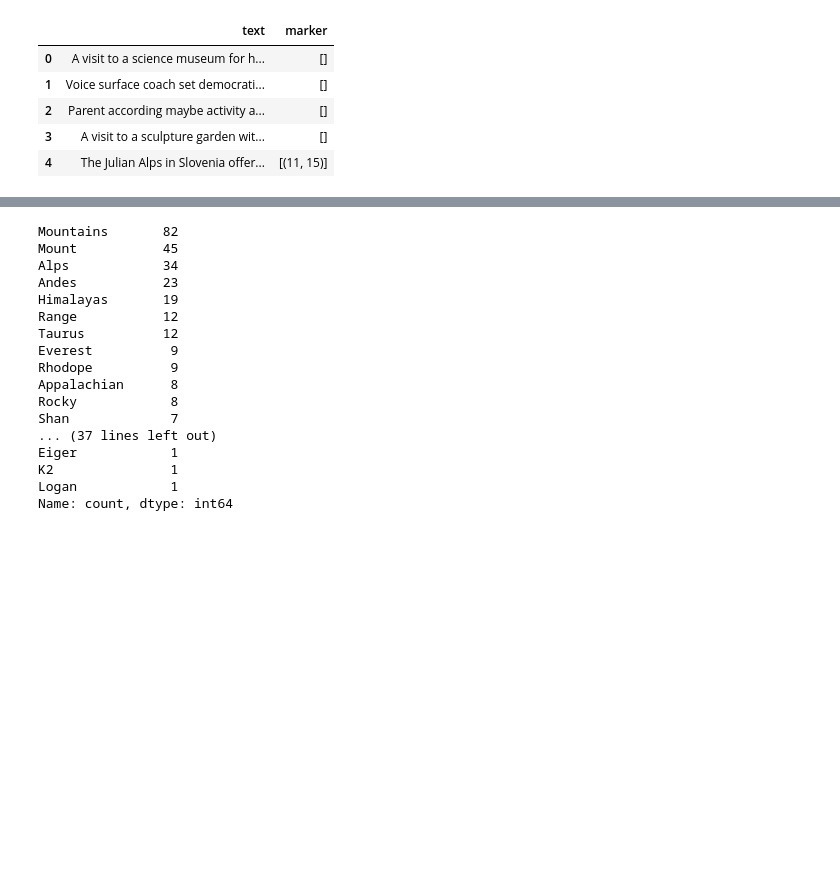
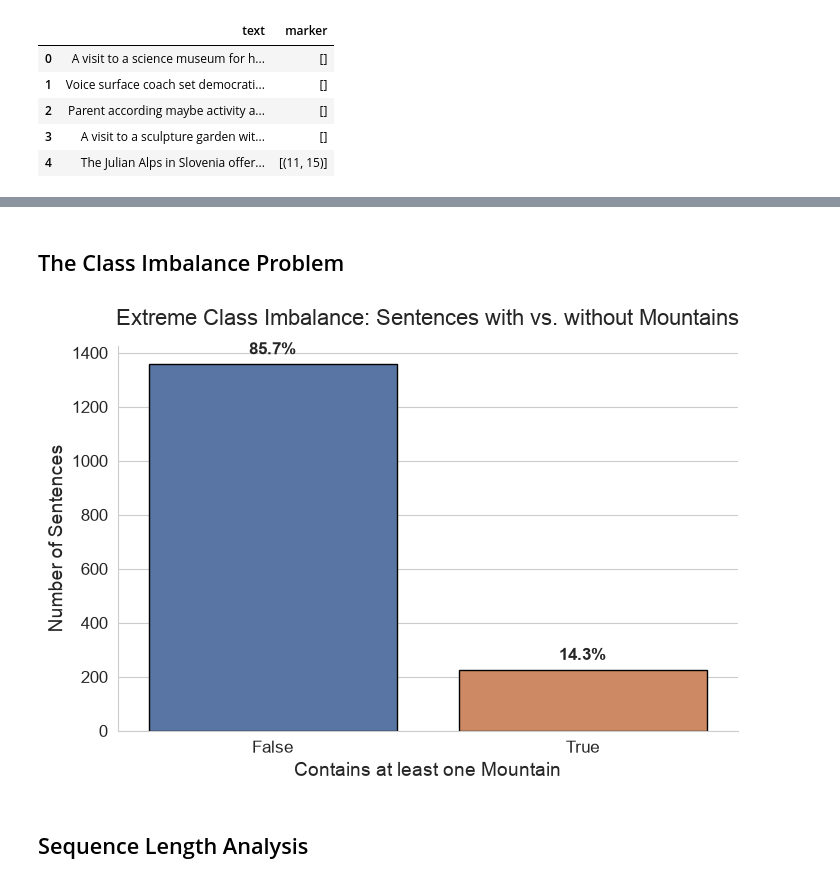
Before and after one commit to Jonik233/Quantum_tasks, a Jupyter notebook: Mountains_NER/eda/kaggle_dataset_eda.ipynb, the cells around one changed output, grey strips where cells are left out. Drawn from its saved outputs; the diff is of its cells as text; code cells hidden in the pictures; blank space fills up the shorter version.

Commit message:
polished kaggled dataset eda

```diff
--- a/Mountains_NER/eda/kaggle_dataset_eda.ipynb
+++ b/Mountains_NER/eda/kaggle_dataset_eda.ipynb
@@ -8,0 +8,2 @@ df = pd.read_csv('../data/mountain_dataset.csv', converters={'marker': eval})
+# %%
+df = pd.read_csv('../data/mountain_dataset.csv', converters={'marker': ast.literal_eval})
@@ -74,13 +52 @@ mountain_count
 Name: proportion, dtype: float64
-# %%
-sns.set_style("whitegrid")
-
-plt.figure(figsize=(10, 6))
-
-sns.histplot(df['mountain_count'], bins=30, kde=True, color='blue', edgecolor='black')
-
-plt.title("Distribution of mountain counts", fontsize=15, pad=20)
-plt.xlabel("Number of mountains", fontsize=12)
-plt.ylabel("Frequency", fontsize=12)
-
-plt.show()
@@ -102,28 +53,36 @@ Observed moutnains: ['Alps']
-# %%
-mountains = df.apply(get_mountains, axis=1)
-
-mountain_sub_titles = []
-
-for mountain_title in mountains.to_list():
-    for sub_title in mountain_title:
-        mountain_sub_titles.append(sub_title)
-
-pd.Series(mountain_sub_titles).value_counts()
-# %% [output]
-Mountains       82
-Mount           45
-Alps            34
-Andes           23
-Himalayas       19
-Range           12
-Taurus          12
-Everest          9
-Rhodope          9
-Appalachian      8
-Rocky            8
-Shan             7
-... (37 lines left out)
-Eiger            1
-K2               1
-Logan            1
-Name: count, dtype: int64
+# %% [markdown]
+## The Class Imbalance Problem
+# %%
+plt.figure(figsize=(8, 5))
+
+ax = sns.countplot(
+    data=df,
+    x='contains_mountain',
+    hue='contains_mountain',
+    palette='deep',
+    edgecolor='black',
+    legend=False
+)
+
+plt.title("Extreme Class Imbalance: Sentences with vs. without Mountains", fontsize=16, pad=15)
+plt.xlabel("Contains at least one Mountain", fontsize=14)
+plt.ylabel("Number of Sentences", fontsize=14)
+plt.xticks(fontsize=12)
+plt.yticks(fontsize=12)
+
+# Remove the top and right borders for a cleaner aesthetic
+sns.despine()
+
+# Add percentages on top of the bars
+total = len(df)
+for p in ax.patches:
+    percentage = f'{100 * p.get_height() / total:.1f}%'
+    x = p.get_x() + p.get_width() / 2
+    y = p.get_height() + (total * 0.015)
+    ax.annotate(percentage, (x, y), ha='center', va='bottom', fontsize=12, fontweight='bold')
+
+plt.show()
+# %% [output]
+[figure, added]
+# %% [markdown]
+## Sequence Length Analysis
```
Also changed, not shown: parts of 18 cells of this notebook.
